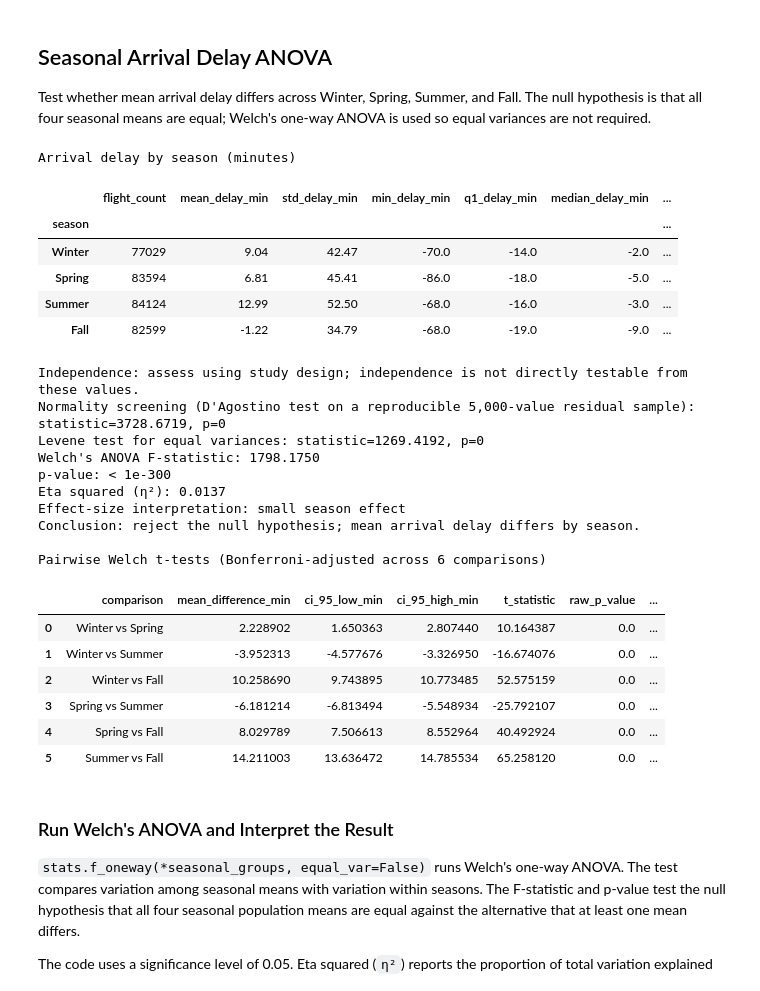
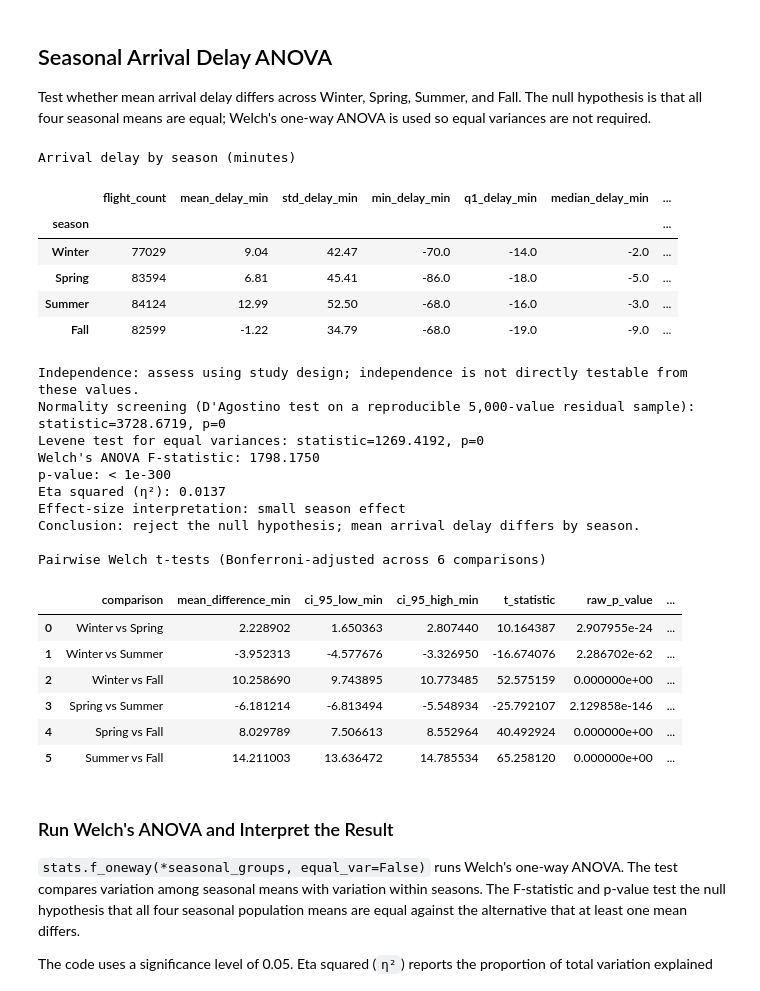
Before and after one commit to Jade-Jung/BAN5103-Flight-Delay-Analysis, a Jupyter notebook: 06_ANOVA.ipynb, the cells around one changed output. Cells and saved outputs as stored; diff of their text form; code cells hidden in the pictures.

```diff
--- a/06_ANOVA.ipynb
+++ b/06_ANOVA.ipynb
@@ -197,10 +219,9 @@ seasonal_anova_summary["iqr_delay_min"] = (
     seasonal_anova_summary["q3_delay_min"]
     - seasonal_anova_summary["q1_delay_min"]
 )
-seasonal_anova_summary = seasonal_anova_summary.round(2)
 
 print("Arrival delay by season (minutes)")
-display(seasonal_anova_summary)
+display(seasonal_anova_summary.round(2))
 
 if seasonal_anova_summary["flight_count"].isna().any():
     raise ValueError("Every season must have observations for the ANOVA.")
@@ -294,40 +315,40 @@ for season_a, season_b in combinations(season_order, 2):
         "mean_difference_min": mean_difference,
         "ci_95_low_min": ci_lower,
         "ci_95_high_min": ci_upper,
         "t_statistic": pairwise_test.statistic,
         "raw_p_value": raw_p,
         "bonferroni_p_value": adjusted_p,
         "significant_alpha_0.05": adjusted_p < alpha,
     })
 
-pairwise_comparisons = pd.DataFrame(comparison_rows).round(6)
+pairwise_comparisons = pd.DataFrame(comparison_rows)
 print("\nPairwise Welch t-tests (Bonferroni-adjusted across 6 comparisons)")
 display(pairwise_comparisons)
 # %% [output]
 Arrival delay by season (minutes)
 |  | flight_count | mean_delay_min | std_delay_min | min_delay_min | q1_delay_min | median_delay_min | ... |
 | season |  |  |  |  |  |  | ... |
 | Winter | 77029 | 9.04 | 42.47 | -70.0 | -14.0 | -2.0 | ... |
 | Spring | 83594 | 6.81 | 45.41 | -86.0 | -18.0 | -5.0 | ... |
 | Summer | 84124 | 12.99 | 52.50 | -68.0 | -16.0 | -3.0 | ... |
 | Fall | 82599 | -1.22 | 34.79 | -68.0 | -19.0 | -9.0 | ... |
 Independence: assess using study design; independence is not directly testable from these values.
 Normality screening (D'Agostino test on a reproducible 5,000-value residual sample): statistic=3728.6719, p=0
 Levene test for equal variances: statistic=1269.4192, p=0
 Welch's ANOVA F-statistic: 1798.1750
 p-value: < 1e-300
 Eta squared (η²): 0.0137
 Effect-size interpretation: small season effect
 Conclusion: reject the null hypothesis; mean arrival delay differs by season.
 
 Pairwise Welch t-tests (Bonferroni-adjusted across 6 comparisons)
 |  | comparison | mean_difference_min | ci_95_low_min | ci_95_high_min | t_statistic | raw_p_value | ... |
-| 0 | Winter vs Spring | 2.228902 | 1.650363 | 2.807440 | 10.164387 | 0.0 | ... |
-| 1 | Winter vs Summer | -3.952313 | -4.577676 | -3.326950 | -16.674076 | 0.0 | ... |
-| 2 | Winter vs Fall | 10.258690 | 9.743895 | 10.773485 | 52.575159 | 0.0 | ... |
-| 3 | Spring vs Summer | -6.181214 | -6.813494 | -5.548934 | -25.792107 | 0.0 | ... |
-| 4 | Spring vs Fall | 8.029789 | 7.506613 | 8.552964 | 40.492924 | 0.0 | ... |
-| 5 | Summer vs Fall | 14.211003 | 13.636472 | 14.785534 | 65.258120 | 0.0 | ... |
+| 0 | Winter vs Spring | 2.228902 | 1.650363 | 2.807440 | 10.164387 | 2.907955e-24 | ... |
+| 1 | Winter vs Summer | -3.952313 | -4.577676 | -3.326950 | -16.674076 | 2.286702e-62 | ... |
+| 2 | Winter vs Fall | 10.258690 | 9.743895 | 10.773485 | 52.575159 | 0.000000e+00 | ... |
+| 3 | Spring vs Summer | -6.181214 | -6.813494 | -5.548934 | -25.792107 | 2.129858e-146 | ... |
+| 4 | Spring vs Fall | 8.029789 | 7.506613 | 8.552964 | 40.492924 | 0.000000e+00 | ... |
+| 5 | Summer vs Fall | 14.211003 | 13.636472 | 14.785534 | 65.258120 | 0.000000e+00 | ... |
 # %% [markdown]
 ### Run Welch's ANOVA and Interpret the Result
 
```
Also changed, not shown: parts of 3 cells of this notebook, 3 other files.
